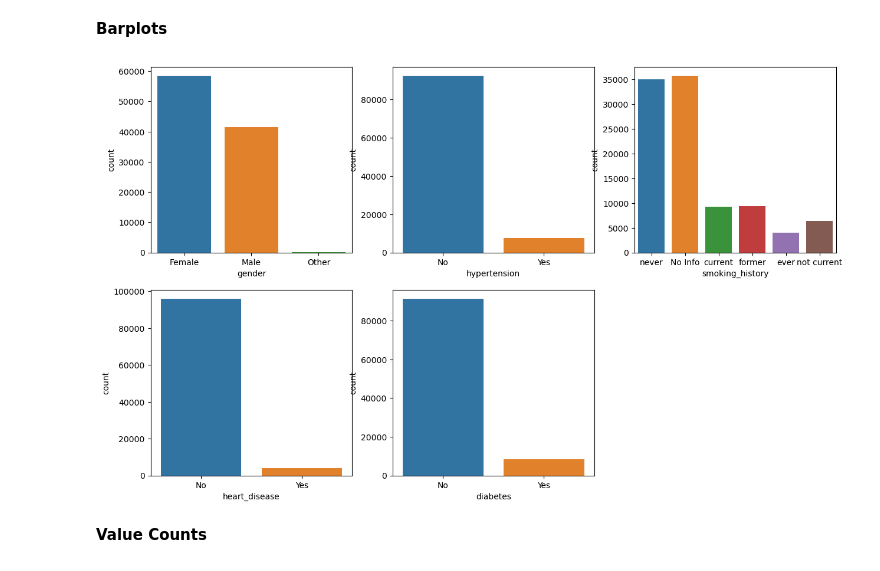
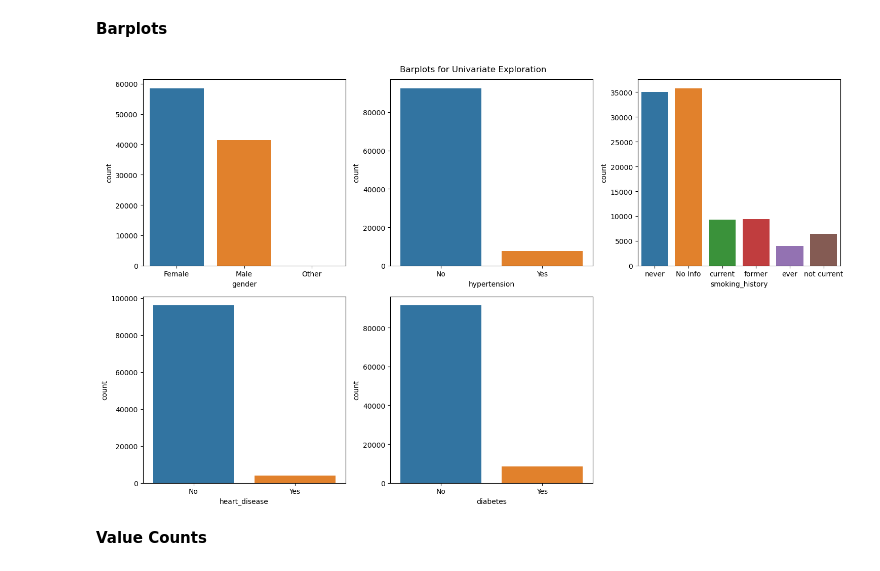
Before and after one commit to wilson-velasco/diabetes-project, a Jupyter notebook: final-project.ipynb, the cells around one changed output. Cells and saved outputs as stored; diff of their text form; code cells hidden in the pictures.

```diff
--- a/final-project.ipynb
+++ b/final-project.ipynb
@@ -146,16 +150,18 @@ plt.show()
 **Barplots**
 # %%
 plt.figure(figsize=(15,9))
+plt.suptitle('Barplots for Univariate Exploration')
 for i, col in enumerate(diabetes[categorical]):
     if diabetes[col].dtype == 'O':
         plt.subplot(2,3,(i+1))
         sns.countplot(diabetes[col])
     else:
         plt.subplot(2,3,(i+1))
         sns.countplot(diabetes[col]).set_xticklabels(labels=['No', 'Yes'])
+plt.tight_layout()
 plt.show()
 # %% [output]
-[figure, old version]
+[figure, new version]
 # %% [markdown]
 **Value Counts**
 # %%
```
Also changed, not shown: parts of 39 cells of this notebook, 4 other files.
